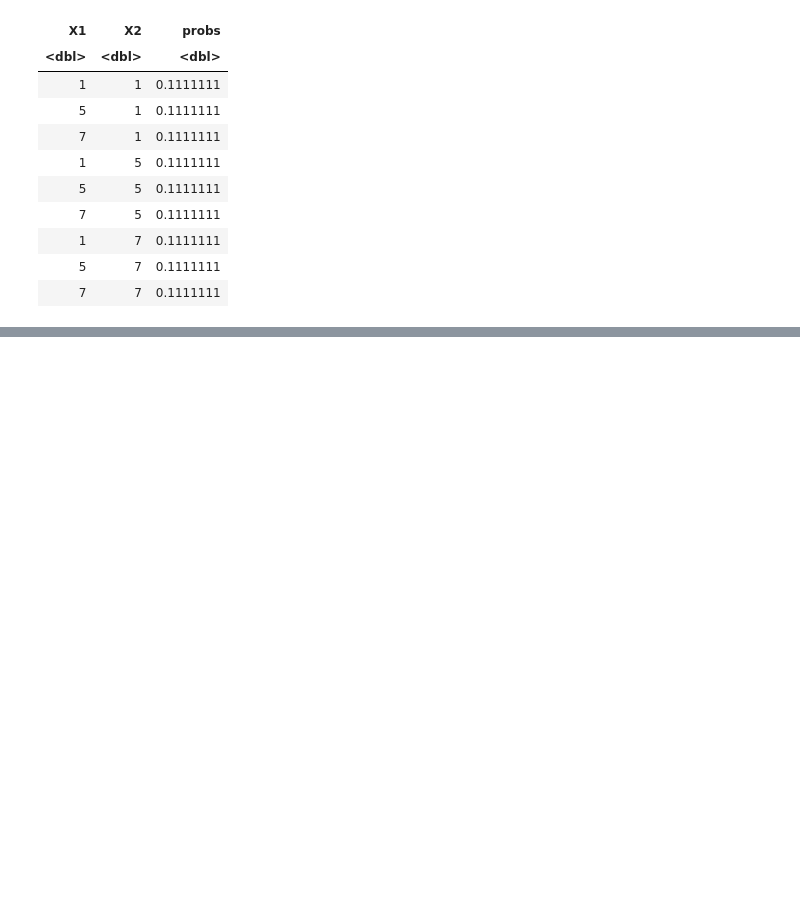
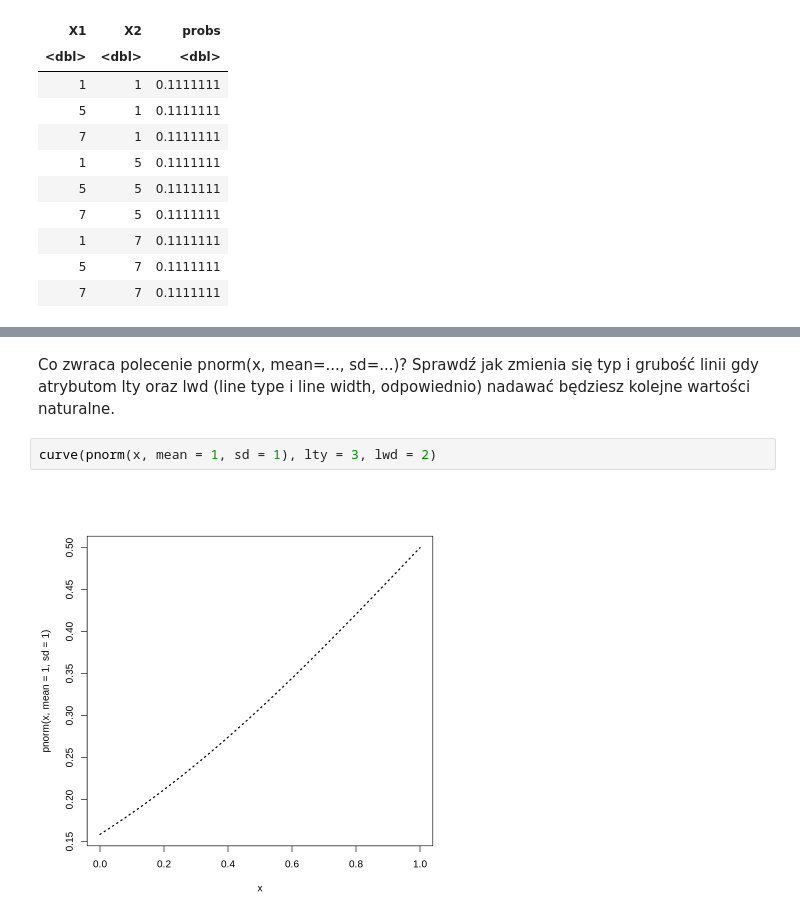
Before and after one commit to 30james00/pollub_R, a Jupyter notebook: Lab5.ipynb, the cells around one changed output, grey strips where cells are left out. Saved outputs shown, nothing was run; the diff lists cells and outputs as text; blank space fills up the shorter version.

```diff
--- a/Lab5.ipynb
+++ b/Lab5.ipynb
@@ -288,0 +330,8 @@ zmieni jeśli parametrowi type nadasz wartość ‘h’, ‘o’, ‘s’, ...
+# %% [markdown]
+Co zwraca polecenie pnorm(x, mean=..., sd=...)? Sprawdź jak zmienia się typ i grubość linii gdy
+atrybutom lty oraz lwd (line type i line width, odpowiednio) nadawać będziesz kolejne wartości
+naturalne.
+# %%
+curve(pnorm(x, mean = 1, sd = 1), lty = 3, lwd = 2)
+# %% [output]
+[figure, added]
```
Also changed, not shown: parts of 22 cells of this notebook.
